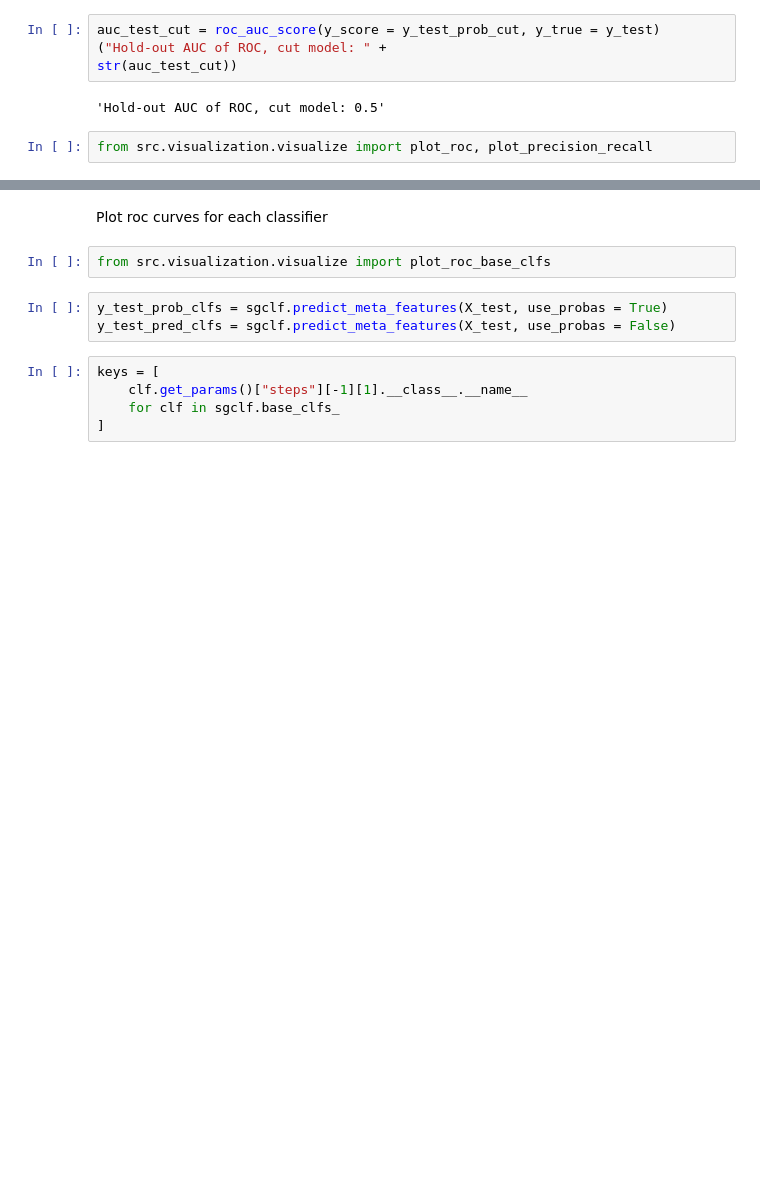
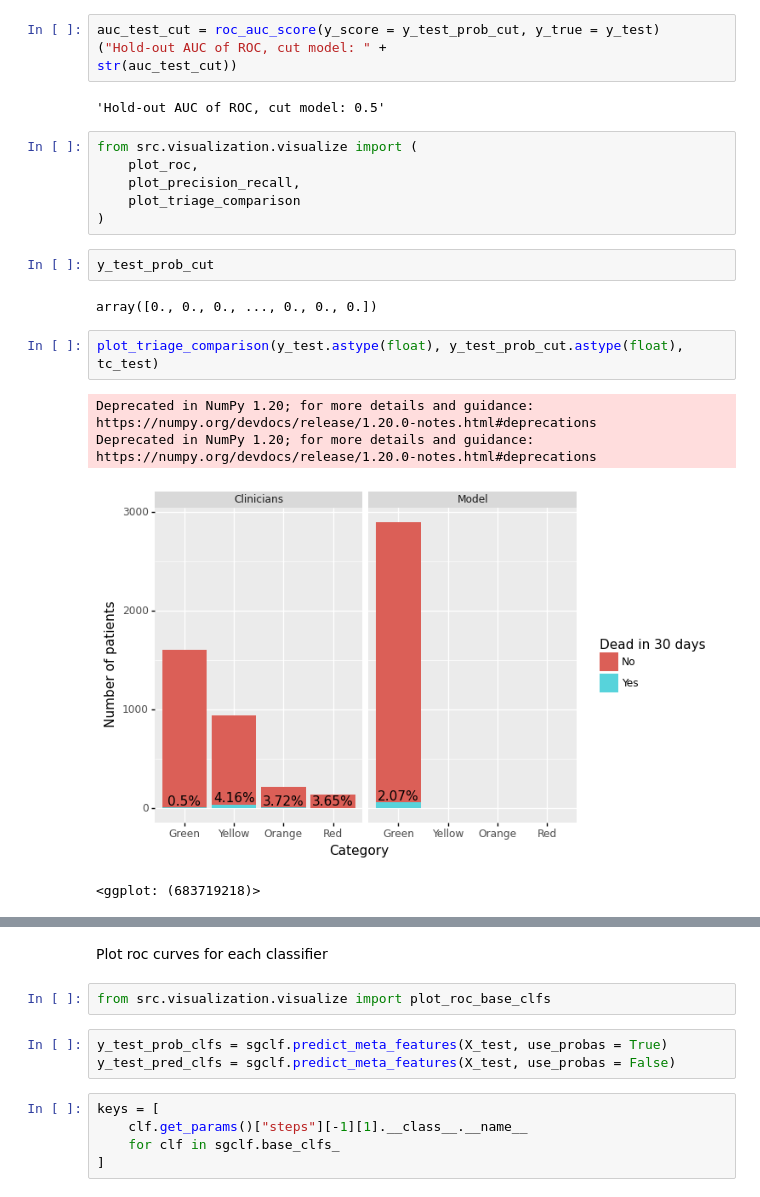
Before and after one commit to itslwg/pemett, a Jupyter notebook: notebooks/3.0-composite-model-training.ipynb, the cells around one changed output, grey strips where cells are left out. Saved outputs shown, nothing was run; the diff lists cells and outputs as text; blank space fills up the shorter version.

```diff
--- a/notebooks/3.0-composite-model-training.ipynb
+++ b/notebooks/3.0-composite-model-training.ipynb
@@ -117,7 +123,22 @@ str(auc_test_cut))
 # %% [output]
 'Hold-out AUC of ROC, cut model: 0.5'
 # %%
-from src.visualization.visualize import plot_roc, plot_precision_recall
+from src.visualization.visualize import (
+    plot_roc,
+    plot_precision_recall,
+    plot_triage_comparison
+)
+# %%
+y_test_prob_cut
+# %% [output]
+array([0., 0., 0., ..., 0., 0., 0.])
+# %%
+plot_triage_comparison(y_test.astype(float), y_test_prob_cut.astype(float), tc_test)
+# %% [output]
+Deprecated in NumPy 1.20; for more details and guidance: https://numpy.org/devdocs/release/1.20.0-notes.html#deprecations
+Deprecated in NumPy 1.20; for more details and guidance: https://numpy.org/devdocs/release/1.20.0-notes.html#deprecations
+[figure, added]
+<ggplot: (683719218)>
 # %%
 plot_roc(y_test, y_test_prob_con)
 # %% [output]
```
Also changed, not shown: parts of 15 cells of this notebook, 1 other file.
